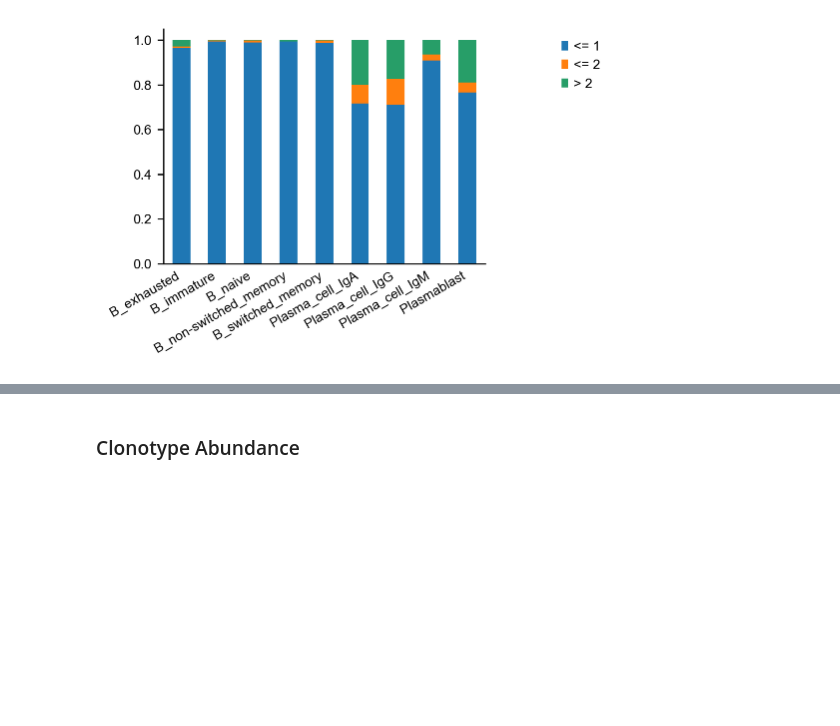
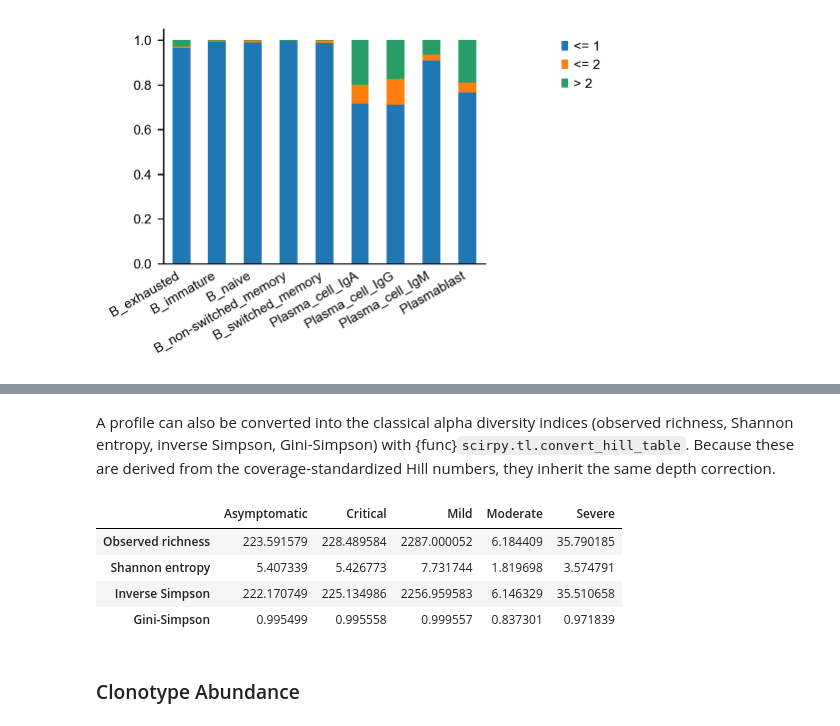
Before and after one commit to scverse/scirpy, a Jupyter notebook: docs/tutorials/tutorial_5k_bcr.ipynb, the cells around one changed output, grey strips where cells are left out. Cells and saved outputs as stored; diff of their text form; code cells hidden in the pictures; blank space fills up the shorter version.

```diff
--- a/docs/tutorials/tutorial_5k_bcr.ipynb
+++ b/docs/tutorials/tutorial_5k_bcr.ipynb
@@ -230,3 +263,13 @@ TODO
+# %% [markdown]
+A profile can also be converted into the classical alpha diversity indices (observed richness, Shannon entropy, inverse Simpson, Gini-Simpson) with {func}`scirpy.tl.convert_hill_table`. Because these are derived from the coverage-standardized Hill numbers, they inherit the same depth correction.
+# %%
+ir.tl.convert_hill_table(hill, convert_to="diversity")
+# %% [output]
+|  | Asymptomatic | Critical | Mild | Moderate | Severe |
+| Observed richness | 223.591579 | 228.489584 | 2287.000052 | 6.184409 | 35.790185 |
+| Shannon entropy | 5.407339 | 5.426773 | 7.731744 | 1.819698 | 3.574791 |
+| Inverse Simpson | 222.170749 | 225.134986 | 2256.959583 | 6.146329 | 35.510658 |
+| Gini-Simpson | 0.995499 | 0.995558 | 0.999557 | 0.837301 | 0.971839 |
 # %% [markdown]
 ### Clonotype Abundance
 # %% [markdown]
```
Also changed, not shown: parts of 3 cells of this notebook.
